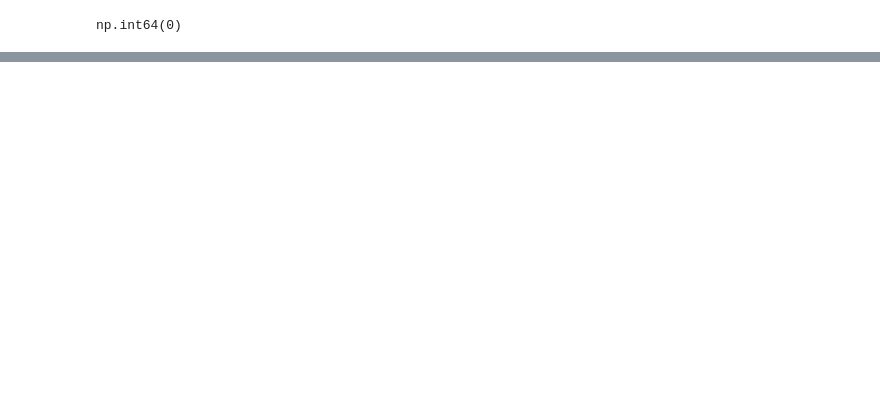
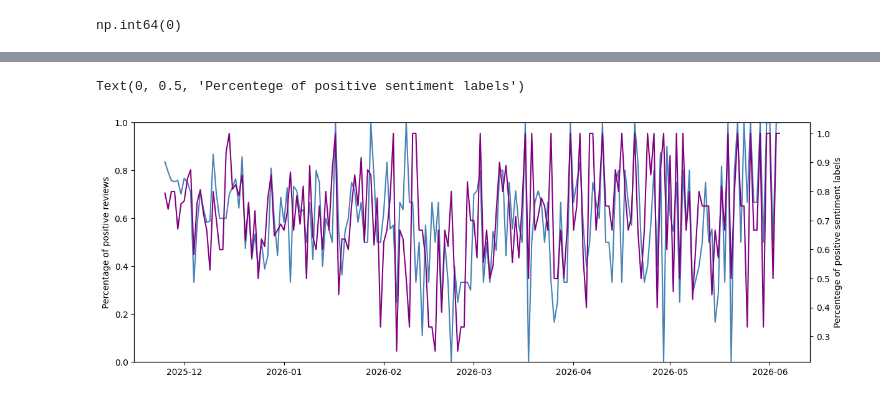
Before and after one commit to GabrielaTranslite/Sentiment_Analysis_Video_Games, a Jupyter notebook: sentiment_analysis.ipynb, the cells around one changed output, grey strips where cells are left out. Drawn from its saved outputs; the diff is of its cells as text; code cells hidden in the pictures; blank space fills up the shorter version.

```diff
--- a/sentiment_analysis.ipynb
+++ b/sentiment_analysis.ipynb
@@ -94,0 +147,14 @@ plt.show()
+# %%
+import nltk
+nltk.download('vader_lexicon')
+from nltk.sentiment import SentimentIntensityAnalyzer
+
+sia = SentimentIntensityAnalyzer()
+reviews['sentiment_score'] = reviews['clean_text'].apply(
+    lambda x: sia.polarity_scores(x)['compound']  # range from -1 to +1
+)
+
+# Conversion to binary
+reviews['sentiment_label'] = reviews['sentiment_score'].apply(
+    lambda x: 1 if x >= 0.05 else 0
+)
@@ -94,0 +179,25 @@ plt.show()
+# %%
+# Visual comparison of sentiment analysis
+daily = reviews.groupby(reviews['publish_date']).agg(
+    avg_score = ('voted_up', 'mean'),
+    avg_sentiment = ('sentiment_label', 'mean')
+).reset_index()
+
+# Diagram
+fig, ax1 = plt.subplots(figsize=(14, 5))
+ax1.plot(daily['publish_date'],
+         daily['avg_score'],
+         color = 'steelblue',
+         label = '% of positive reviews')
+ax1.set_ylabel('Percentage of positive reviews')
+ax1.set_ylim(0,1)
+
+ax2 = ax1.twinx()
+ax2.plot(daily['publish_date'],
+         daily['avg_sentiment'],
+         color = 'purple',
+         label = 'Sentiment label')
+ax2.set_ylabel('Percentege of positive sentiment labels')
+# %% [output]
+Text(0, 0.5, 'Percentege of positive sentiment labels')
+[figure, added]
```
Also changed, not shown: parts of 19 cells of this notebook.
